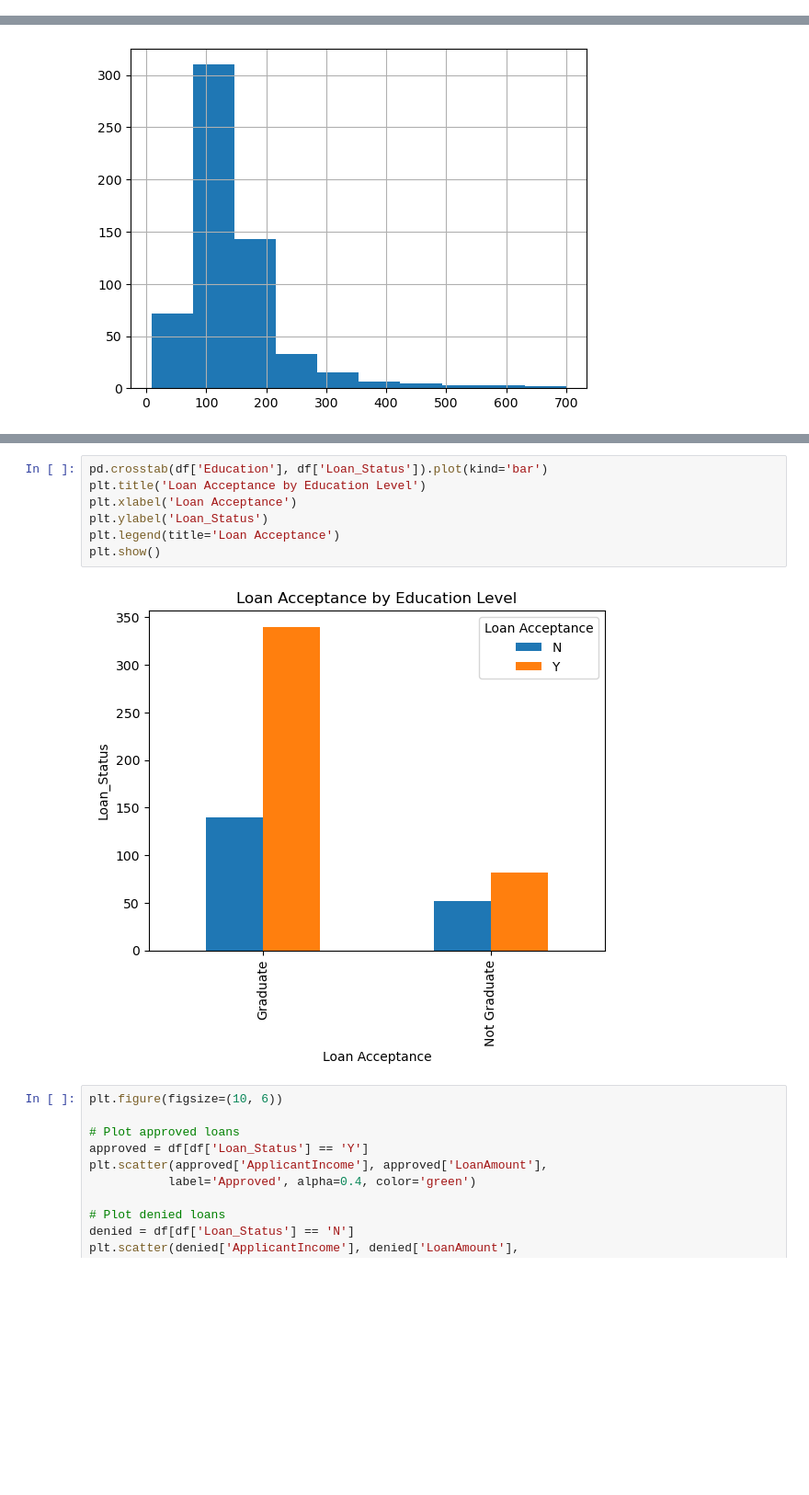
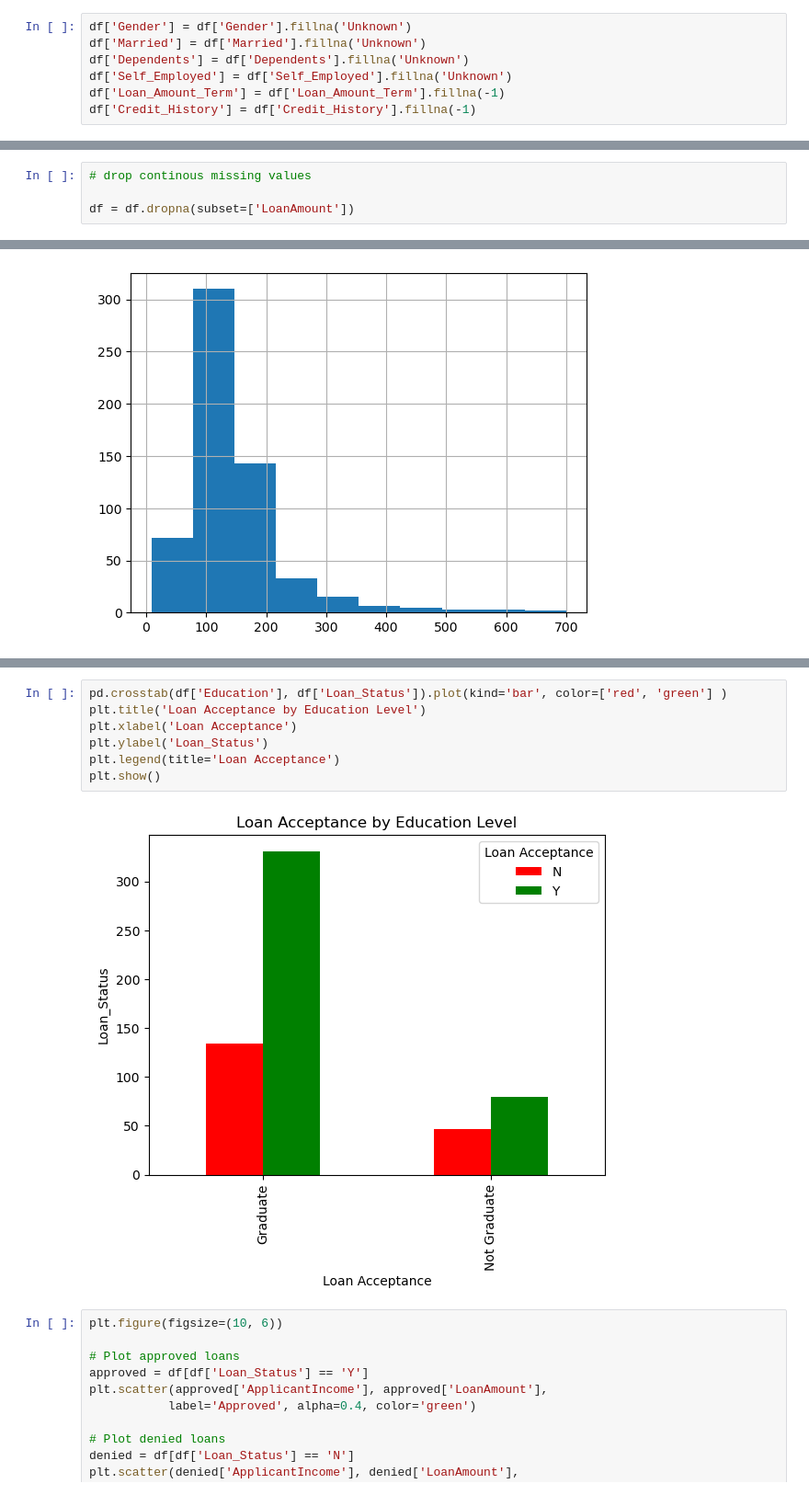
Before and after one commit to aaryaparekh/data1030_project, a Jupyter notebook: home_loan_EDA.ipynb, the cells around one changed output, grey strips where cells are left out. Shown: that part at 92% size. Drawn from its saved outputs; the diff is of its cells as text; blank space fills up the shorter version.

```diff
--- a/home_loan_EDA.ipynb
+++ b/home_loan_EDA.ipynb
@@ -60,3 +60,10 @@ LoanAmount 22
 Loan_Amount_Term 14
 Credit_History 50
 total unique rows with missing values = 134
+# %%
+df['Gender'] = df['Gender'].fillna('Unknown')
+df['Married'] = df['Married'].fillna('Unknown')
+df['Dependents'] = df['Dependents'].fillna('Unknown')
+df['Self_Employed'] = df['Self_Employed'].fillna('Unknown')
+df['Loan_Amount_Term'] = df['Loan_Amount_Term'].fillna(-1)
+df['Credit_History'] = df['Credit_History'].fillna(-1)
@@ -62,0 +89,4 @@ total unique rows with missing values = 134
+# %%
+# drop continous missing values
+
+df = df.dropna(subset=['LoanAmount'])
@@ -106,12 +157,12 @@ plt.show()
 # %%
-pd.crosstab(df['Education'], df['Loan_Status']).plot(kind='bar')
+pd.crosstab(df['Education'], df['Loan_Status']).plot(kind='bar', color=['red', 'green'] )
 plt.title('Loan Acceptance by Education Level')
 plt.xlabel('Loan Acceptance')
 plt.ylabel('Loan_Status')
 plt.legend(title='Loan Acceptance')
 plt.show()
 # %% [output]
-[figure, old version]
+[figure, new version]
 # %%
 plt.figure(figsize=(10, 6))
 
```
Also changed, not shown: parts of 49 cells of this notebook.
